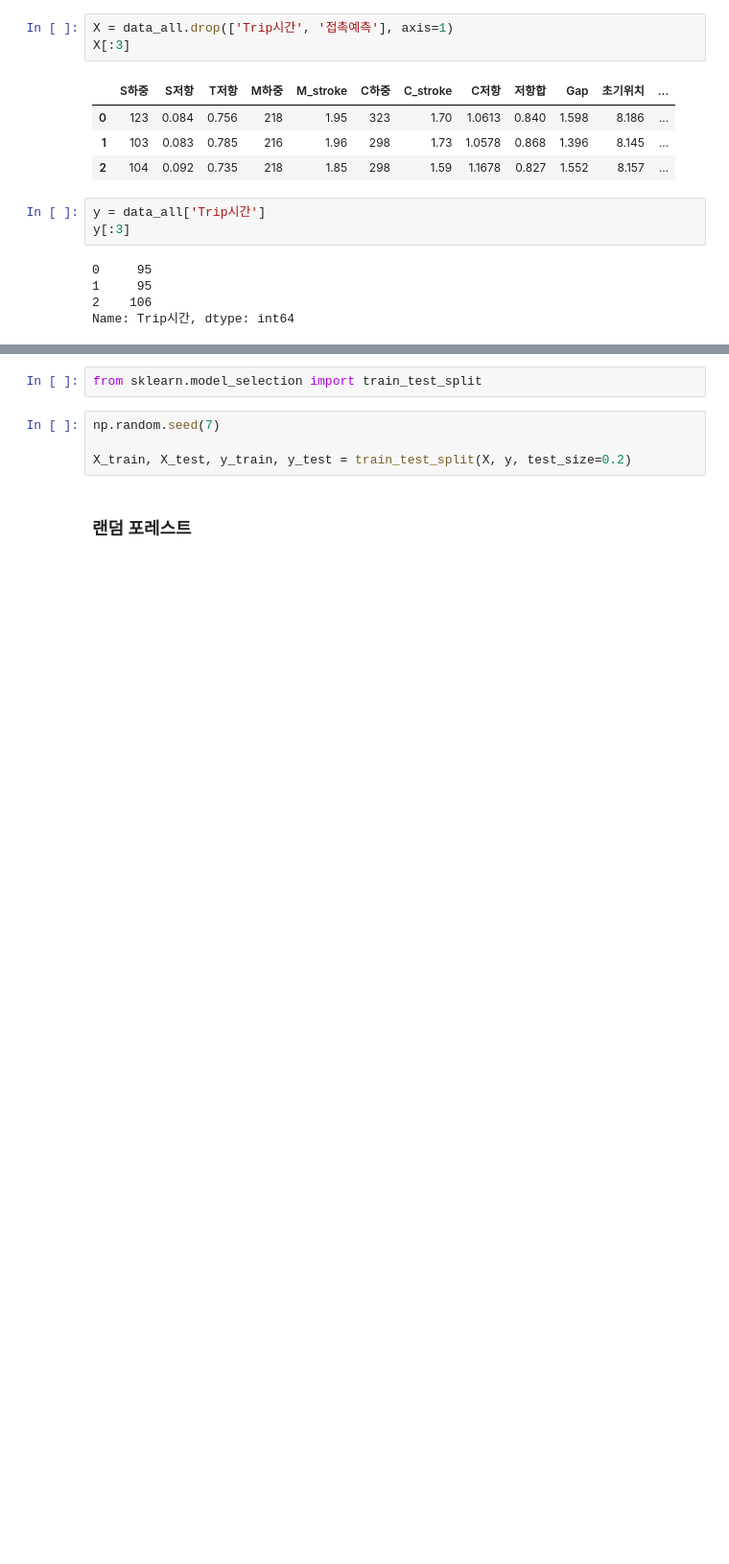
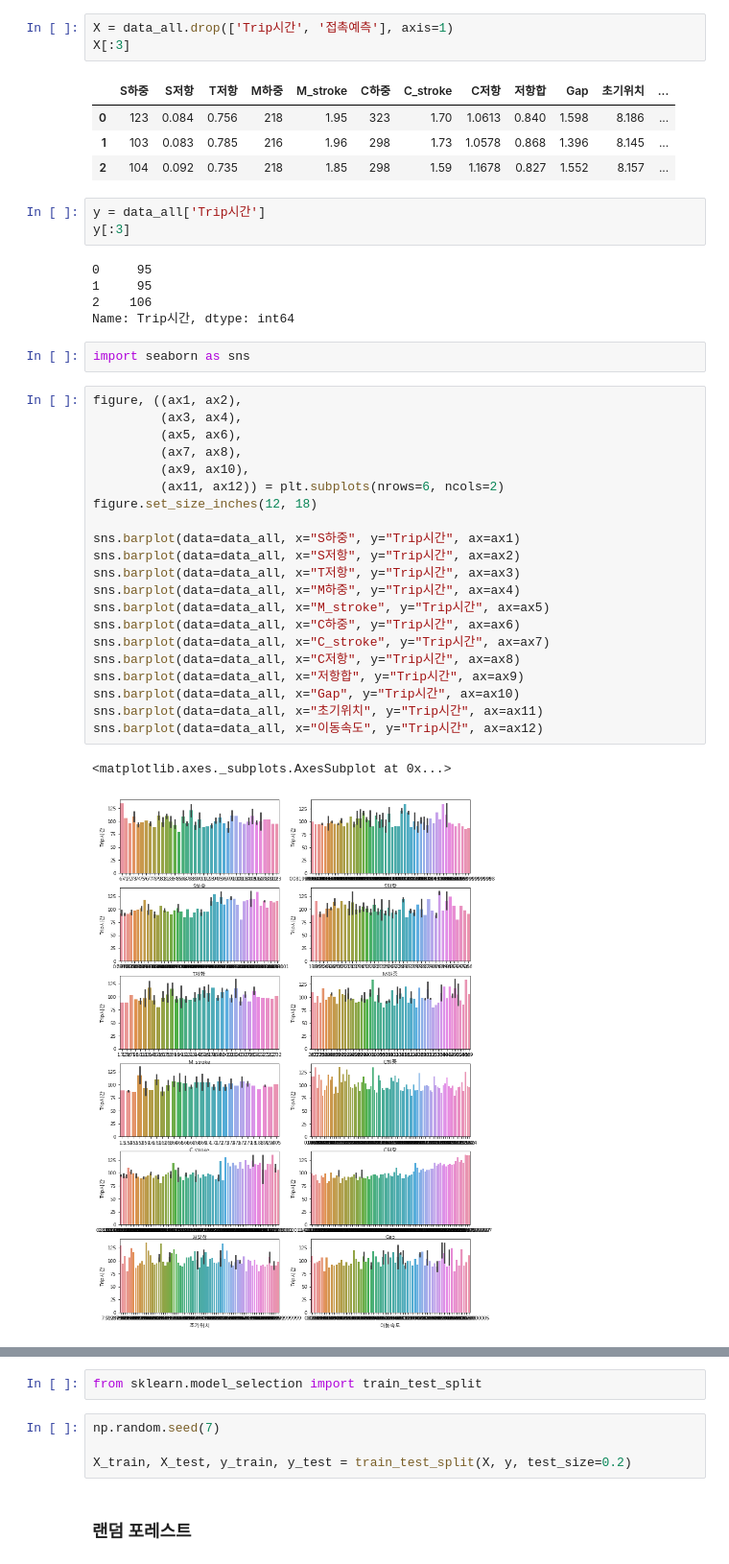
Before and after one commit to RollingThunder-B/DT_academy_edu_B, a Jupyter notebook: Project/MC_ml/과전류_test1-Copy1.ipynb, the cells around one changed output, grey strips where cells are left out. Shown at 96% size. Saved outputs shown, nothing was run; the diff lists cells and outputs as text; blank space fills up the shorter version.

```diff
--- a/Project/MC_ml/과전류_test1-Copy1.ipynb
+++ b/Project/MC_ml/과전류_test1-Copy1.ipynb
@@ -57,3 +57,29 @@ y[:3]
 1     95
 2    106
 Name: Trip시간, dtype: int64
+# %%
+import seaborn as sns
+# %%
+figure, ((ax1, ax2),
+         (ax3, ax4),
+         (ax5, ax6),
+         (ax7, ax8),
+         (ax9, ax10),
+         (ax11, ax12)) = plt.subplots(nrows=6, ncols=2)
+figure.set_size_inches(12, 18)
+
+sns.barplot(data=data_all, x="S하중", y="Trip시간", ax=ax1)
+sns.barplot(data=data_all, x="S저항", y="Trip시간", ax=ax2)
+sns.barplot(data=data_all, x="T저항", y="Trip시간", ax=ax3)
+sns.barplot(data=data_all, x="M하중", y="Trip시간", ax=ax4)
+sns.barplot(data=data_all, x="M_stroke", y="Trip시간", ax=ax5)
+sns.barplot(data=data_all, x="C하중", y="Trip시간", ax=ax6)
+sns.barplot(data=data_all, x="C_stroke", y="Trip시간", ax=ax7)
+sns.barplot(data=data_all, x="C저항", y="Trip시간", ax=ax8)
+sns.barplot(data=data_all, x="저항합", y="Trip시간", ax=ax9)
+sns.barplot(data=data_all, x="Gap", y="Trip시간", ax=ax10)
+sns.barplot(data=data_all, x="초기위치", y="Trip시간", ax=ax11)
+sns.barplot(data=data_all, x="이동속도", y="Trip시간", ax=ax12)
+# %% [output]
+<matplotlib.axes._subplots.AxesSubplot at 0x...>
+[figure, added]
```
Also changed, not shown: parts of 15 cells of this notebook, 12 other files.
